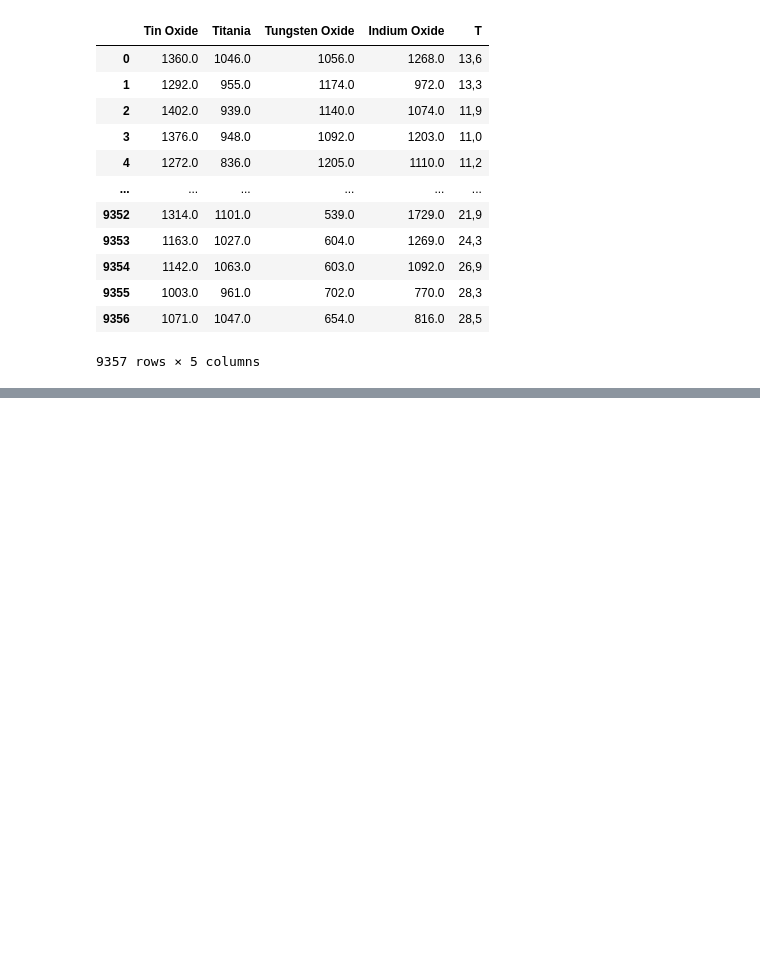
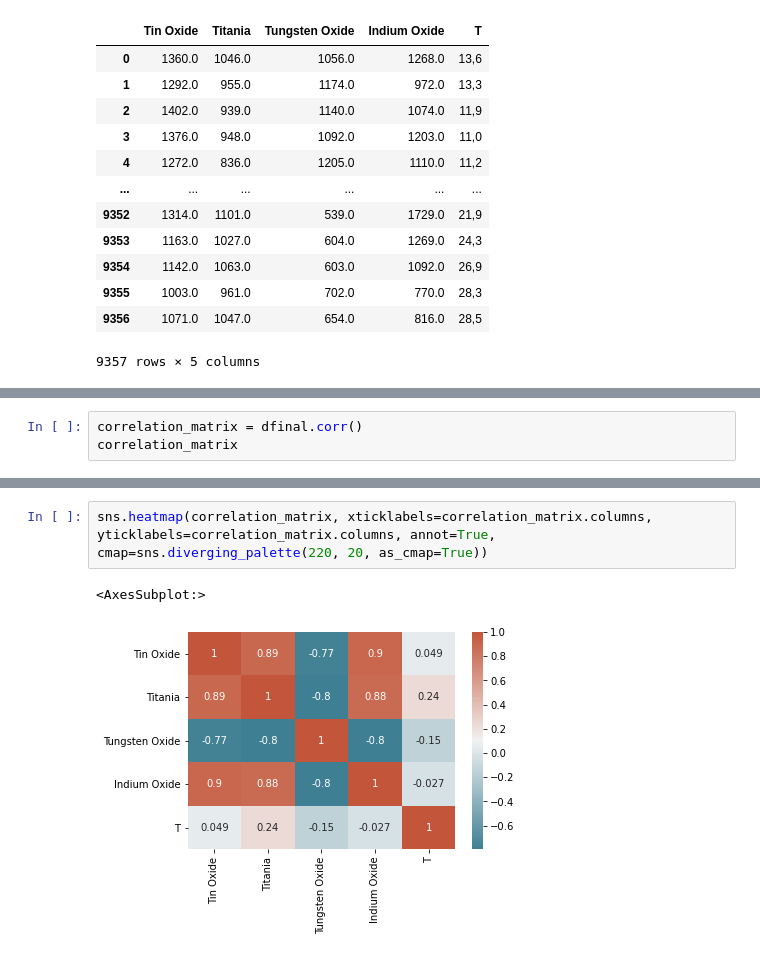
Before and after one commit to data301-2021-summer2/project-group_4997, a Jupyter notebook: analysis/person1/Milestone2.ipynb, the cells around one changed output, grey strips where cells are left out. Drawn from its saved outputs; the diff is of its cells as text; blank space fills up the shorter version.

```diff
--- a/analysis/person1/Milestone2.ipynb
+++ b/analysis/person1/Milestone2.ipynb
@@ -170,0 +187,3 @@ sns.pairplot(df)
+# %%
+correlation_matrix = dfinal.corr()
+correlation_matrix
@@ -170,0 +197,5 @@ sns.pairplot(df)
+# %%
+sns.heatmap(correlation_matrix, xticklabels=correlation_matrix.columns, yticklabels=correlation_matrix.columns, annot=True, cmap=sns.diverging_palette(220, 20, as_cmap=True))
+# %% [output]
+<AxesSubplot:>
+[figure, added]
```
Also changed, not shown: parts of 18 cells of this notebook, 6 other files.
